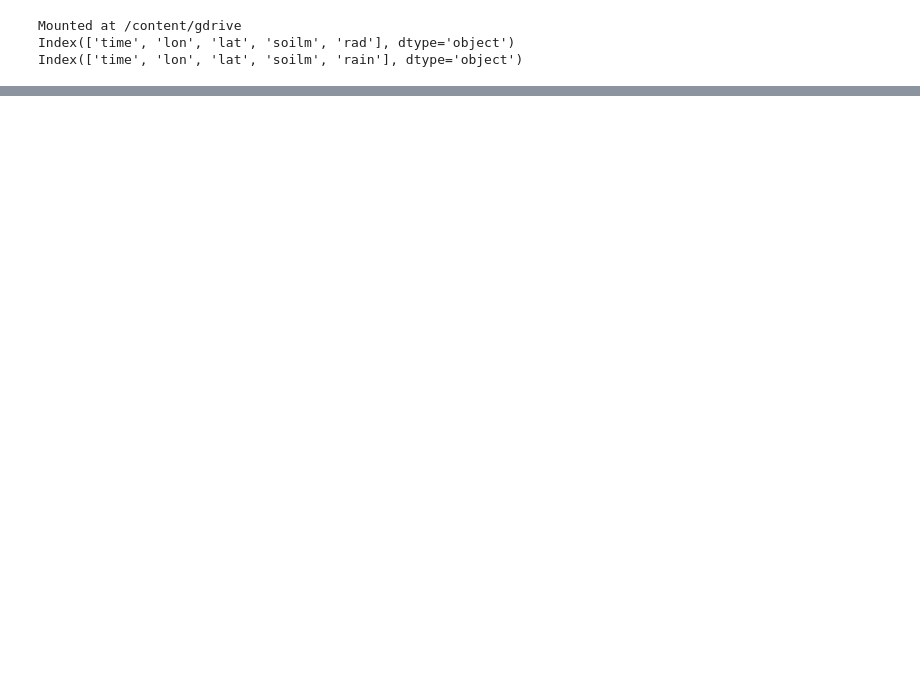
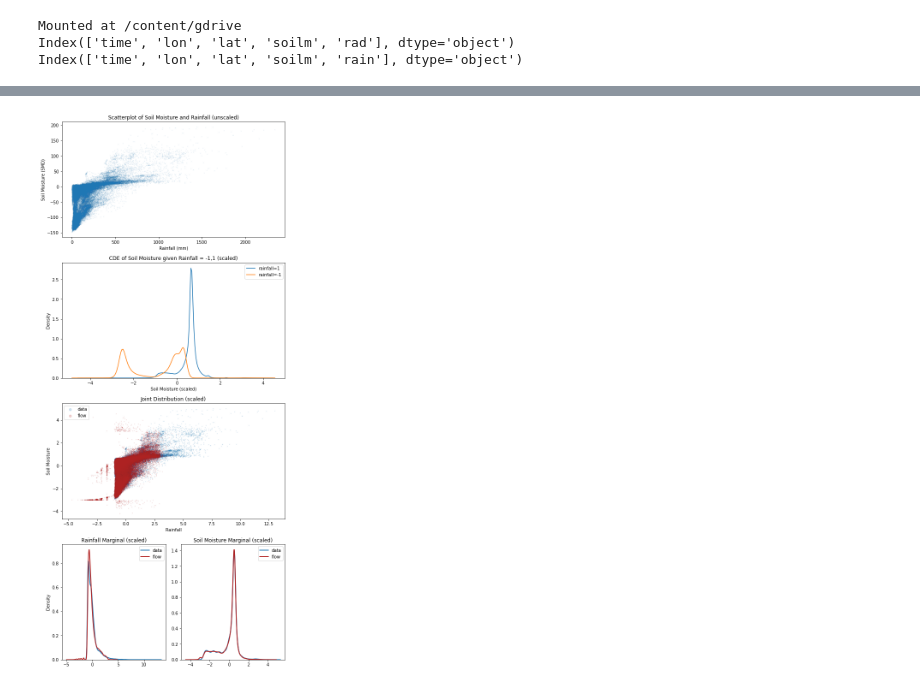
Before and after one commit to MattSkiff/nf_cde_poster, a Jupyter notebook: pyro_nf_vcsn.ipynb, the cells around one changed output, grey strips where cells are left out. Saved outputs shown, nothing was run; the diff lists cells and outputs as text; code cells hidden in the pictures; blank space fills up the shorter version.

```diff
--- a/pyro_nf_vcsn.ipynb
+++ b/pyro_nf_vcsn.ipynb
@@ -401,45 +380,109 @@ step: 3000, loss: 1.4391746520996094
 # %%
 # %% plot results
-
 X = torch.cat((x1, x2), dim=-1).cpu().detach().numpy()
 x1_flow = dist_x1.sample(torch.Size([103419,]))
 x2_flow = dist_x2_given_x1.condition(x1_flow).sample(torch.Size([103419,]))
 X_flow = torch.cat((x1_flow, x2_flow), dim=-1).cpu().detach().numpy()
 
-plt.title(r'Joint Distribution')
-plt.xlabel('rainfall')
-plt.ylabel('soil moisture')
-plt.scatter(X[:,0], X[:,1], label='data', alpha=0.2,s=s)
-plt.scatter(X_flow[:,0], X_flow[:,1], color='firebrick', label='flow', alpha=0.2,s=s)
-plt.legend()
+# setup multi-plot
+fig3 = plt.figure(constrained_layout=True,figsize=[8,18])
+gs = fig3.add_gridspec(4, 2)
+ax1 = fig3.add_subplot(gs[0, :])
+ax1.set_title('1')
+ax2 = fig3.add_subplot(gs[1, :])
+ax2.set_title('2')
+ax3 = fig3.add_subplot(gs[2, :])
+ax3.set_title('3')
+ax4 = fig3.add_subplot(gs[3, 0])
+ax4.set_title('4')
+ax5 = fig3.add_subplot(gs[3, 1])
+ax5.set_title('5')
+
+# data scatterplot
+# select relevant vars
+# plt.figure(3)
+ax1.scatter(first_ten_df['rain'],first_ten_df['soilm'], alpha=0.1,s=s)
+ax1.set_title("Scatterplot of Soil Moisture and Rainfall (unscaled)")
+ax1.set_ylabel("Soil Moisture (SMD)")
+ax1.set_xlabel("Rainfall (mm)")
+#plt.savefig('scatterplot_rain_moisture.png', bbox_inches='tight')
+#plt.show()
+
+# joint dist scatterplot
+ax3.set_title('Joint Distribution (scaled)')
+ax3.set_xlabel('Rainfall')
+ax3.set_ylabel('Soil Moisture')
+ax3.scatter(X[:,0], X[:,1], label='data', alpha=0.2,s=s)
+ax3.scatter(X_flow[:,0], X_flow[:,1], color='firebrick', label='flow', alpha=0.2,s=s)
+lgnd = ax3.legend(scatterpoints=1)
+lgnd.legendHandles[0]._sizes = [30]
+lgnd.legendHandles[1]._sizes = [30]
+#ax3.legend()
 #plt.savefig('joint.png', bbox_inches='tight')
-plt.show()
+#plt.show()
 
 #plt.subplot(1, 2, 1)
-sns.distplot(X[:,0], hist=False, kde=True,
+sns.distplot(X[:,0], hist=False, kde=True,ax=ax4,
              bins=None,
              hist_kws={'edgecolor':'black'},
              kde_kws={'linewidth': 2},
              label='data')
-sns.distplot(X_flow[:,0], hist=False, kde=True,
+sns.distplot(X_flow[:,0], hist=False, kde=True,ax=ax4,
              bins=None, color='firebrick',
              hist_kws={'edgecolor':'black'},
              kde_kws={'linewidth': 2},
              label='flow')
-plt.title('rainfall marginal (scaled)')
+ax4.legend()
+ax4.set_title('Rainfall Marginal (scaled)')
 #plt.subplot(1, 2, 2)
-sns.distplot(X[:,1], hist=False, kde=True,
+sns.distplot(X[:,1], hist=False, kde=True,ax=ax5,
              bins=None,
              hist_kws={'edgecolor':'black'},
              kde_kws={'linewidth': 2},
              label='data')
-sns.distplot(X_flow[:,1], hist=False, kde=True,
+sns.distplot(X_flow[:,1], hist=False, kde=True,ax=ax5,
              bins=None, color='firebrick',
              hist_kws={'edgecolor':'black'},
              kde_kws={'linewidth': 2},
              label='flow')
-plt.ylabel('')
-plt.title('soil moisture marginal (scaled)')
+ax5.legend()
+ax5.set_ylabel('')
+ax5.set_title('Soil Moisture Marginal (scaled)')
 #plt.savefig('marginals.png', bbox_inches='tight')
-plt.show()
+
+# %% plot conditional distribution sample
+
+# condition on 1
+x10 = torch.tensor([1.0], device=device)
+print(x10)
+sns.distplot(dist_x2_given_x1.condition(x10).sample(torch.Size([200000,])).cpu().detach().numpy(),hist=False,label="rainfall=1",ax=ax2)
+ax2.set_title("CDE of Soil Moisture given Rainfall = -1,1 (scaled)")
+ax2.set_xlabel('Soil Moisture (scaled)')
+
+# condition on 0
+#x0 = torch.zeros(1, device=device)
+#print(x0)
+#sns.distplot(dist_x2_given_x1.condition(x0).sample(torch.Size([200000,])).cpu().detach().numpy(),hist=False)
+
+# condition on -1
+x_neg = torch.tensor([-1.0], device=device)
+print(x10)
+sns.distplot(dist_x2_given_x1.condition(x_neg).sample(torch.Size([200000,])).cpu().detach().numpy(),hist=False,label="rainfall=-1",ax=ax2)
+ax2.legend()
+
+#plt.show()
+
+plt.savefig('combined.png', bbox_inches='tight')
+
+# condition on 0
+#x0 = torch.as_tensor(np.array(scalerx.inverse_transform(np.zeros(2))[0,]))
+#print(x0)
+
+#soilm_dist = dist_x2_given_x1.condition(x0).sample(torch.Size([103419,])).cpu().detach().numpy()
+
+#sns.distplot(soilm_dist)
+#plt.title("Distribution of soil moisture given rainfall = 0")
+#plt.xlabel('rainfall')
+
+#plt.savefig('.png', bbox_inches='tight')
 # %% [output]
@@ -446,0 +491 @@ NameError: ignored
+[figure, added]
```
Also changed, not shown: parts of 9 cells of this notebook, 2 other files.
